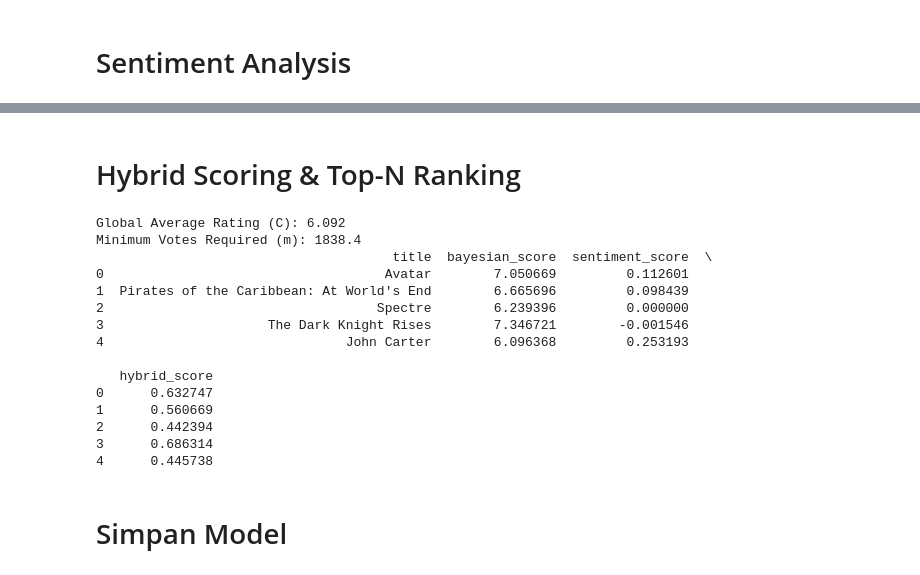
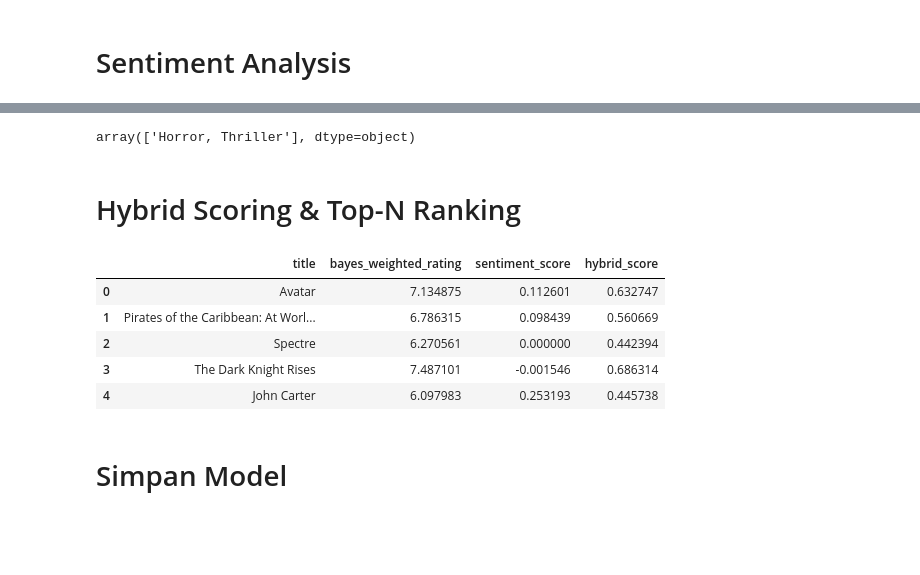
Before and after one commit to blueland1997/Proyek-1_sistem.rekomendasi.film, a Jupyter notebook: model/capstone_model.ipynb, the cells around one changed output, grey strips where cells are left out. Cells and saved outputs as stored; diff of their text form; code cells hidden in the pictures; blank space fills up the shorter version.

```diff
--- a/model/capstone_model.ipynb
+++ b/model/capstone_model.ipynb
@@ -344,75 +347,27 @@ else:
+# %%
+# Cek genres
+df_capstone[df_capstone['title'] == 'The Shining']['genres'].values
+# %% [output]
+array(['Horror, Thriller'], dtype=object)
 # %% [markdown]
 # Hybrid Scoring & Top-N Ranking
 # %%
-C = df_capstone['vote_average'].mean()
-m = df_capstone['vote_count'].quantile(0.90)
-
-print("Global Average Rating (C):", round(C, 3))
-print("Minimum Votes Required (m):", round(m, 3))
-
-def bayesian_weighted_rating(x, m=m, C=C):
-
-    v = x['vote_count']
-    R = x['vote_average']
-
-    return (
-        (v / (v + m) * R)
-        +
-        (m / (m + v) * C)
-    )
-
-df_capstone['bayesian_score'] = (
-    df_capstone.apply(
-        bayesian_weighted_rating,
-        axis=1
-    )
-)
-
-min_b = df_capstone['bayesian_score'].min()
-max_b = df_capstone['bayesian_score'].max()
-
-df_capstone['bayesian_norm'] = (
-    df_capstone['bayesian_score'] - min_b
-) / (max_b - min_b)
-
-min_s = df_capstone['sentiment_score'].min()
-max_s = df_capstone['sentiment_score'].max()
-
-if max_s > min_s:
-    df_capstone['sentiment_norm'] = (
-        df_capstone['sentiment_score'] - min_s
-    ) / (max_s - min_s)
-else:
-    df_capstone['sentiment_norm'] = 0.0
-
+# Gabungkan skor Bayesian dan sentimen menjadi hybrid score
 df_capstone['hybrid_score'] = (
     0.7 * df_capstone['bayes_weighted_rating_norm']
     +
     0.3 * df_capstone['sentiment_norm']
 )
 
-print(df_capstone[[
-    'title',
-    'bayesian_score',
-    'sentiment_score',
-    'hybrid_score'
-]].head())
+# Tampilkan beberapa kolom utama untuk verifikasi
+df_capstone[['title','bayes_weighted_rating','sentiment_score','hybrid_score']].head()
 # %% [output]
-Global Average Rating (C): 6.092
-Minimum Votes Required (m): 1838.4
-                                      title  bayesian_score  sentiment_score  \
-0                                    Avatar        7.050669         0.112601
-1  Pirates of the Caribbean: At World's End        6.665696         0.098439
-2                                   Spectre        6.239396         0.000000
-3                     The Dark Knight Rises        7.346721        -0.001546
-4                               John Carter        6.096368         0.253193
-
-   hybrid_score
-0      0.632747
-1      0.560669
-2      0.442394
-3      0.686314
-4      0.445738
+|  | title | bayes_weighted_rating | sentiment_score | hybrid_score |
+| 0 | Avatar | 7.134875 | 0.112601 | 0.632747 |
+| 1 | Pirates of the Caribbean: At Worl... | 6.786315 | 0.098439 | 0.560669 |
+| 2 | Spectre | 6.270561 | 0.000000 | 0.442394 |
+| 3 | The Dark Knight Rises | 7.487101 | -0.001546 | 0.686314 |
+| 4 | John Carter | 6.097983 | 0.253193 | 0.445738 |
 # %% [markdown]
 # Simpan Model
 # %%
```
Also changed, not shown: parts of 15 cells of this notebook, 5 other files.
